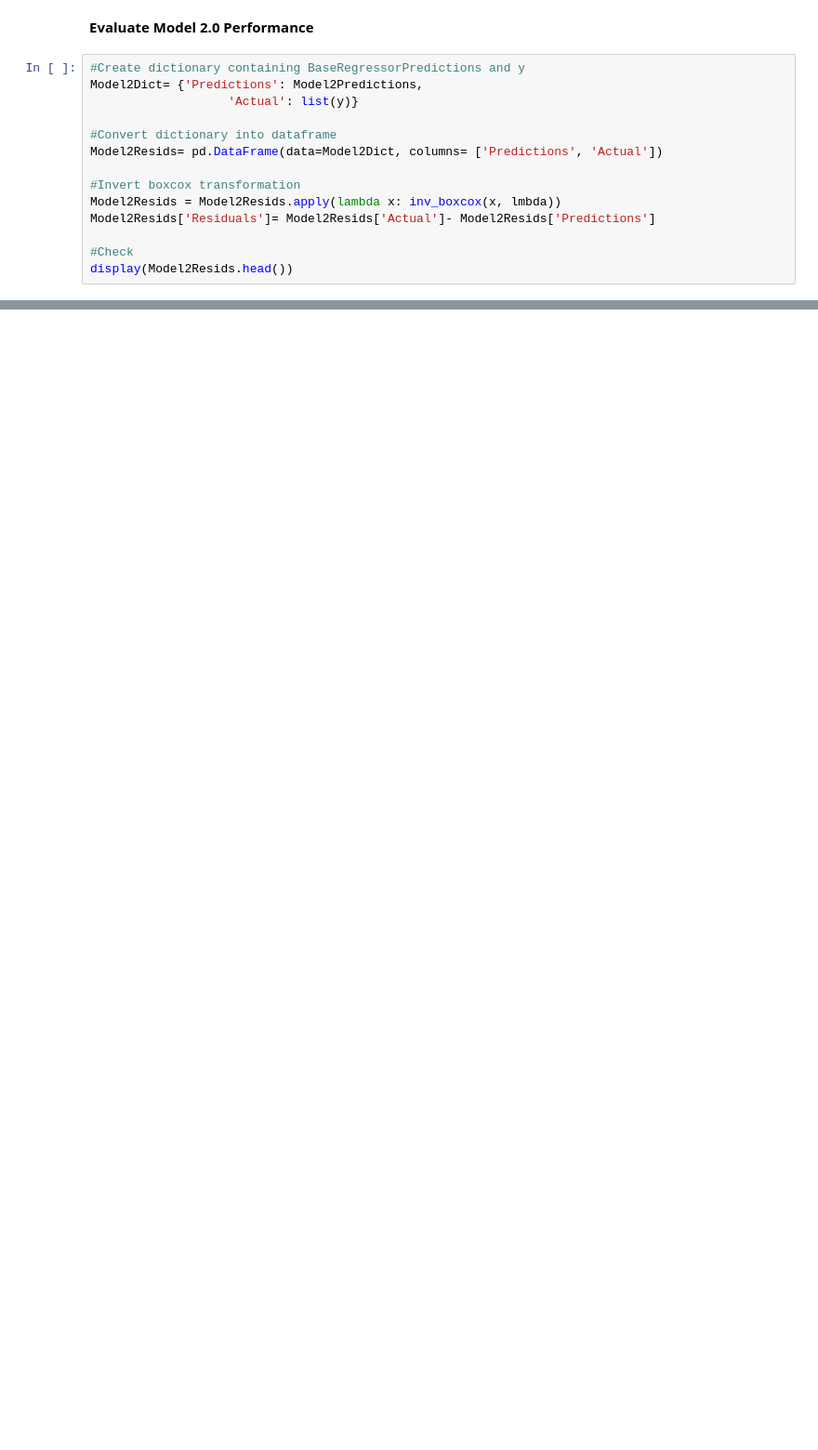
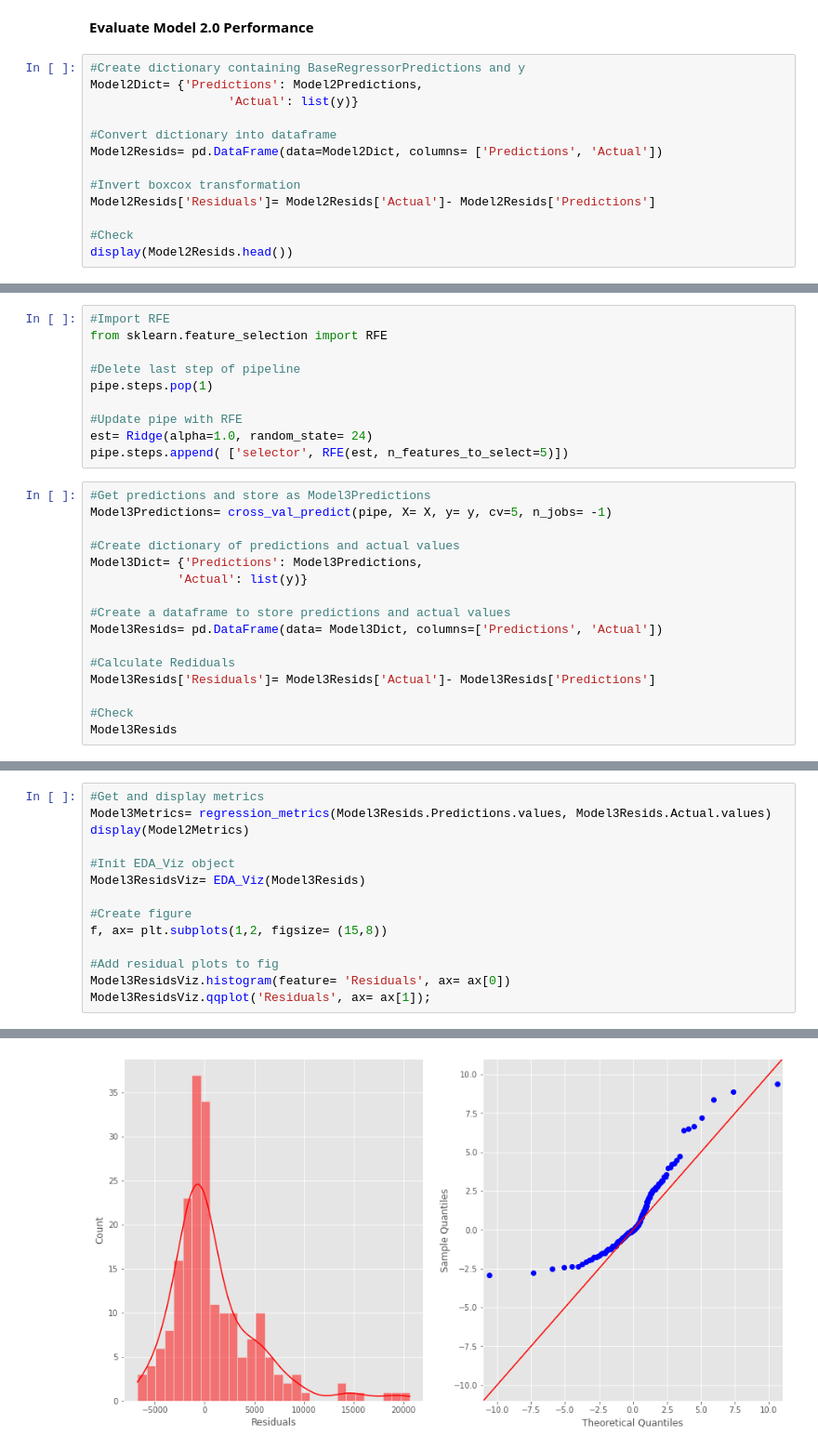
Before and after one commit to KishenSharma6/CarPricesPrediction, a Jupyter notebook: Notebooks/Modeling/20201022_Modeling.ipynb, the cells around one changed output, grey strips where cells are left out. Shown at 93% size. Cells and saved outputs as stored; diff of their text form; blank space fills up the shorter version.

```diff
--- a/Notebooks/Modeling/20201022_Modeling.ipynb
+++ b/Notebooks/Modeling/20201022_Modeling.ipynb
@@ -206,7 +230,6 @@ Model2Dict= {'Predictions': Model2Predictions,
 Model2Resids= pd.DataFrame(data=Model2Dict, columns= ['Predictions', 'Actual'])
 
 #Invert boxcox transformation
-Model2Resids = Model2Resids.apply(lambda x: inv_boxcox(x, lmbda))
 Model2Resids['Residuals']= Model2Resids['Actual']- Model2Resids['Predictions']
 
 #Check
@@ -233,0 +267,26 @@ Model2Resids.Residuals.sort_values()
+# %%
+#Import RFE
+from sklearn.feature_selection import RFE
+
+#Delete last step of pipeline
+pipe.steps.pop(1)
+
+#Update pipe with RFE
+est= Ridge(alpha=1.0, random_state= 24)
+pipe.steps.append( ['selector', RFE(est, n_features_to_select=5)])
+# %%
+#Get predictions and store as Model3Predictions
+Model3Predictions= cross_val_predict(pipe, X= X, y= y, cv=5, n_jobs= -1)
+
+#Create dictionary of predictions and actual values
+Model3Dict= {'Predictions': Model3Predictions,
+            'Actual': list(y)}
+
+#Create a dataframe to store predictions and actual values
+Model3Resids= pd.DataFrame(data= Model3Dict, columns=['Predictions', 'Actual'])
+
+#Calculate Rediduals
+Model3Resids['Residuals']= Model3Resids['Actual']- Model3Resids['Predictions']
+
+#Check
+Model3Resids
@@ -233,0 +309,15 @@ Model2Resids.Residuals.sort_values()
+# %%
+#Get and display metrics
+Model3Metrics= regression_metrics(Model3Resids.Predictions.values, Model3Resids.Actual.values)
+display(Model2Metrics)
+
+#Init EDA_Viz object
+Model3ResidsViz= EDA_Viz(Model3Resids)
+
+#Create figure
+f, ax= plt.subplots(1,2, figsize= (15,8))
+
+#Add residual plots to fig
+Model3ResidsViz.histogram(feature= 'Residuals', ax= ax[0])
+Model3ResidsViz.qqplot('Residuals', ax= ax[1]);
+# %% [output]
@@ -233,0 +329 @@ Model2Resids.Residuals.sort_values()
+[figure, added]
```
Also changed, not shown: parts of 18 cells of this notebook, 2 other files.
